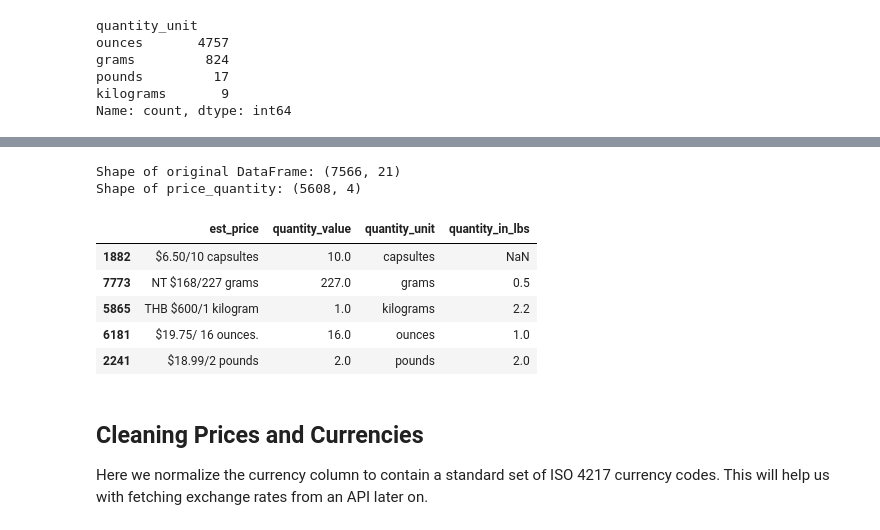
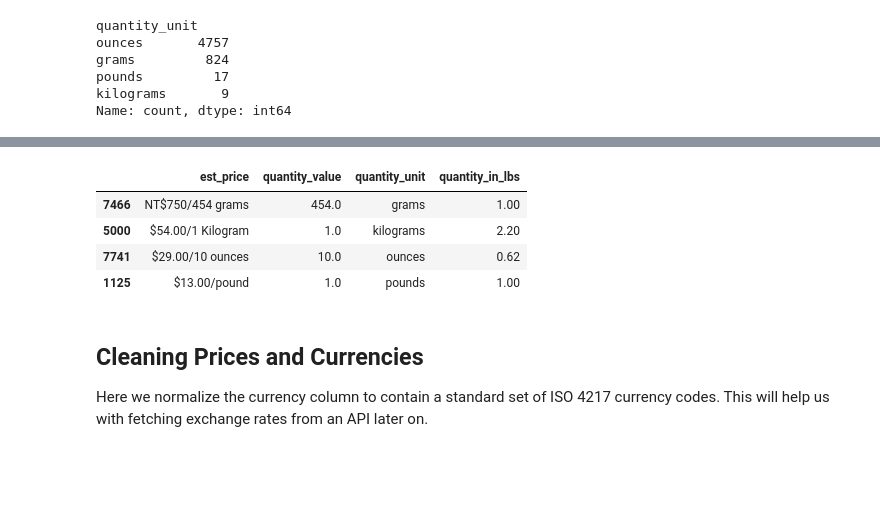
Before and after one commit to tynardone/coffee-review-analysis, a Jupyter notebook: notebooks/1-data-cleaning.ipynb, the cells around one changed output, grey strips where cells are left out. Cells and saved outputs as stored; diff of their text form; code cells hidden in the pictures; blank space fills up the shorter version.

Commit message:
Cleaning up data clean

```diff
--- a/notebooks/1-data-cleaning.ipynb
+++ b/notebooks/1-data-cleaning.ipynb
@@ -192,8 +192,11 @@ standardize_units_patterns = [
 number_pattern = re.compile(r"(\d+)")
 currency_pattern = re.compile(r"(\d+\.\d+|\d+)")
 
+# Final quantity units
+allowed_quantity_units = ["ounces", "pounds", "grams", "kilograms"]
 
-def price_quantity_split(df: pd.DataFrame) -> pd.DataFrame:
+
+def create_price_quantity_dataframe(df: pd.DataFrame) -> pd.DataFrame:
     """Split the est_price column into price and quantity columns"""
     price_quantity = (
         df
@@ -262,15 +265,19 @@ def price_quantity_split(df: pd.DataFrame) -> pd.DataFrame:
         )
         # Drop the original price and quantity columns
         .drop(columns=["price", "quantity"])
-        # Remove rows where quantity_unit contains
-        .loc[lambda df_: ~df_["quantity_unit"].str.contains(r"\(", regex=True), :]
+        # Final check, keep only unit columns that are in the allowed list
+        .loc[lambda df_: df_["quantity_unit"].isin(allowed_quantity_units)]
     )
-    # Merge the price_quantity DataFrame with the original DataFrame
+    return price_quantity
+
+
+def create_price_quantity_columns(df: pd.DataFrame) -> pd.DataFrame:
+    """Merge price and quantity columns with original dataframe"""
+    price_quantity = create_price_quantity_dataframe(df)
     return df.merge(price_quantity, how="left", left_index=True, right_index=True)
 
 
-df = df_in.pipe(tweak_df).pipe(price_quantity_split)
-
+df = df_in.pipe(tweak_df).pipe(create_price_quantity_columns)
 df.quantity_unit.value_counts()
 # %% [output]
 quantity_unit
@@ -282,33 +300,30 @@ Name: count, dtype: int64
 # %%
 def convert_to_lbs(df: pd.DataFrame) -> pd.DataFrame:
     """Create a new column with the quantity in pounds"""
     to_lbs_conversion: dict[str, float] = {
         "ounces": 1 / 16,
         "pounds": 1,
         "kilograms": 2.20462,
         "grams": 0.00220462,
     }
 
     df["quantity_in_lbs"] = np.round(
         df["quantity_value"] * df["quantity_unit"].map(to_lbs_conversion), 2
     )
     return df
 
 
-df = df_in.pipe(tweak_df).pipe(price_quantity_split).pipe(convert_to_lbs)
+df = df_in.pipe(tweak_df).pipe(create_price_quantity_columns).pipe(convert_to_lbs)
 
 df.groupby("quantity_unit")[
     ["est_price", "quantity_value", "quantity_unit", "quantity_in_lbs"]
 ].sample(1)
 # %% [output]
-Shape of original DataFrame: (7566, 21)
-Shape of price_quantity: (5608, 4)
 |  | est_price | quantity_value | quantity_unit | quantity_in_lbs |
-| 1882 | $6.50/10 capsultes | 10.0 | capsultes | NaN |
-| 7773 | NT $168/227 grams | 227.0 | grams | 0.5 |
-| 5865 | THB $600/1 kilogram | 1.0 | kilograms | 2.2 |
-| 6181 | $19.75/ 16 ounces. | 16.0 | ounces | 1.0 |
-| 2241 | $18.99/2 pounds | 2.0 | pounds | 2.0 |
+| 7466 | NT$750/454 grams | 454.0 | grams | 1.00 |
+| 5000 | $54.00/1 Kilogram | 1.0 | kilograms | 2.20 |
+| 7741 | $29.00/10 ounces | 10.0 | ounces | 0.62 |
+| 1125 | $13.00/pound | 1.0 | pounds | 1.00 |
 # %% [markdown]
 ## Cleaning Prices and Currencies
 Here we normalize the currency column to contain a standard set of ISO 4217 currency codes. This will help us with fetching exchange rates from an API later on.
```
Also changed, not shown: parts of 7 cells of this notebook.
